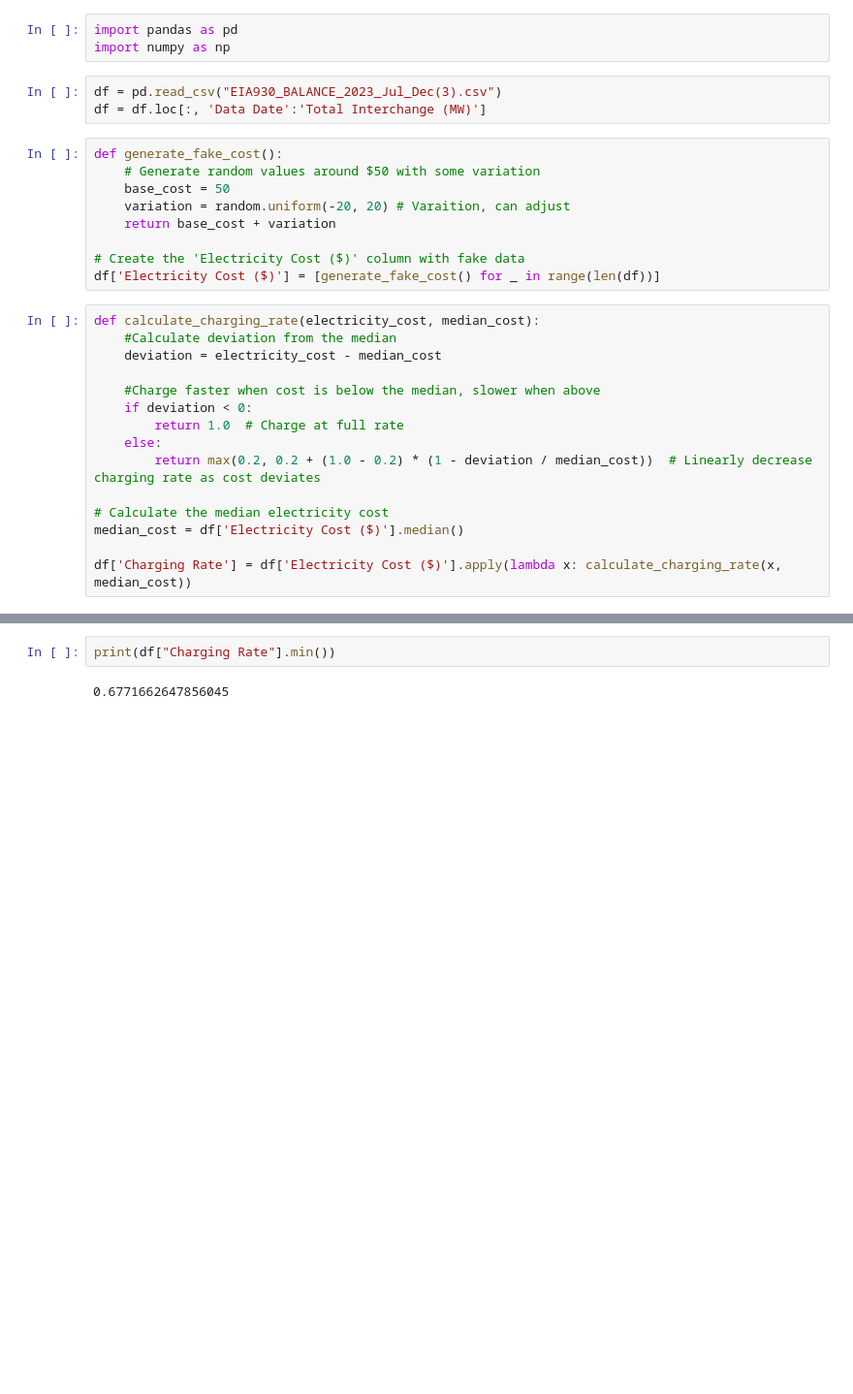
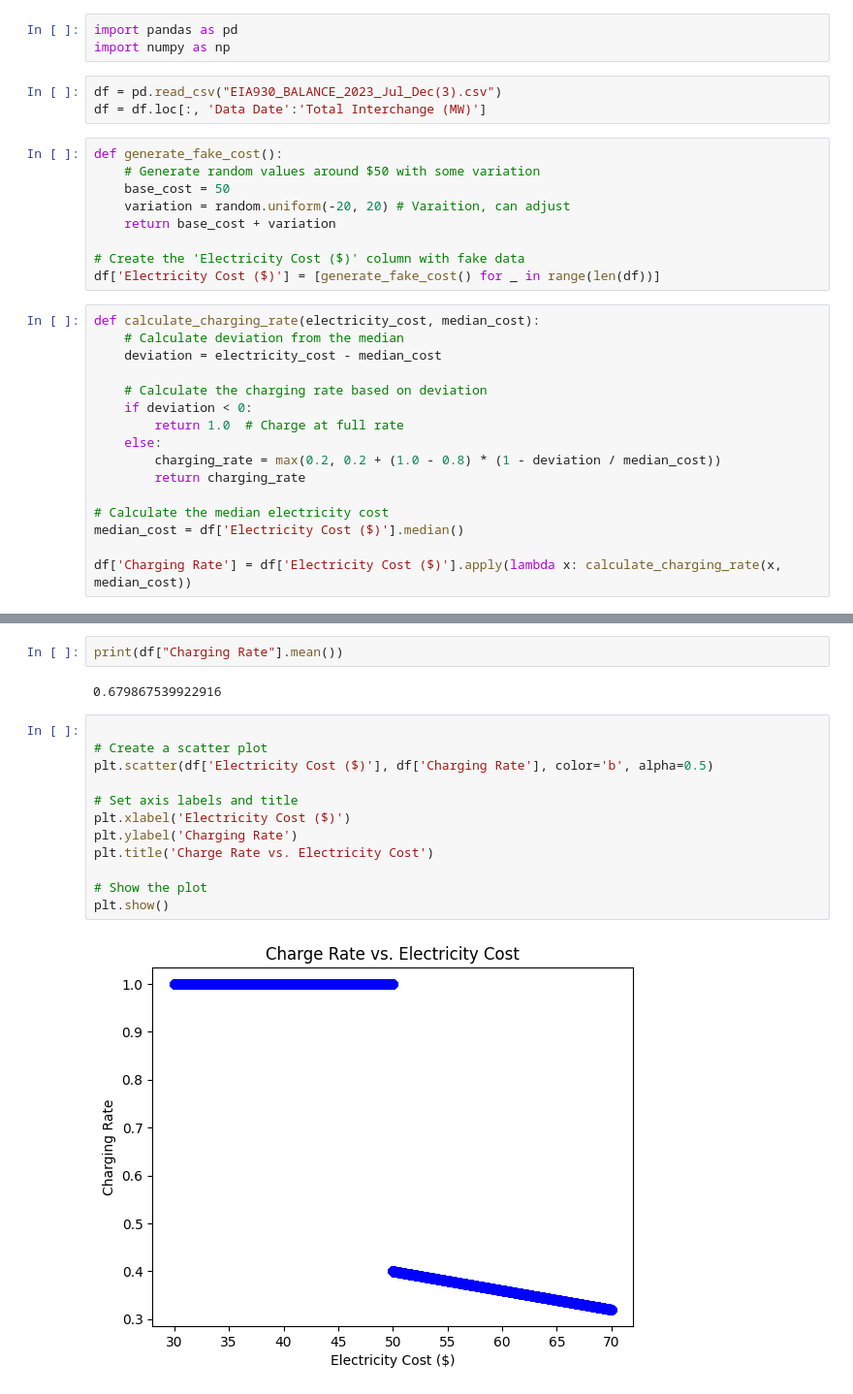
Before and after one commit to SidharthAnand04/cache-energy, a Jupyter notebook: charge_rate_pred.ipynb, the cells around one changed output, grey strips where cells are left out. Shown: that part at 97% size. Saved outputs shown, nothing was run; the diff lists cells and outputs as text; blank space fills up the shorter version.

Commit message:
Added in visualizations and best fit line for electricity vs time sin data

```diff
--- a/charge_rate_pred.ipynb
+++ b/charge_rate_pred.ipynb
@@ -122,14 +107,15 @@ def generate_fake_cost():
 df['Electricity Cost ($)'] = [generate_fake_cost() for _ in range(len(df))]
 # %%
 def calculate_charging_rate(electricity_cost, median_cost):
-    #Calculate deviation from the median
+    # Calculate deviation from the median
     deviation = electricity_cost - median_cost
 
-    #Charge faster when cost is below the median, slower when above
+    # Calculate the charging rate based on deviation
     if deviation < 0:
         return 1.0  # Charge at full rate
     else:
-        return max(0.2, 0.2 + (1.0 - 0.2) * (1 - deviation / median_cost))  # Linearly decrease charging rate as cost deviates
+        charging_rate = max(0.2, 0.2 + (1.0 - 0.8) * (1 - deviation / median_cost))
+        return charging_rate
 
 # Calculate the median electricity cost
 median_cost = df['Electricity Cost ($)'].median()
@@ -145,6 +131,20 @@ df.head()
 | 3 | 07/01/2023 | 4 | 07/01/2023 4:00:00 AM | 07/01/2023 9:00:00 AM | 2,597 | 2,654 | ... |
 | 4 | 07/01/2023 | 5 | 07/01/2023 5:00:00 AM | 07/01/2023 10:00:00 AM | 2,506 | 2,542 | ... |
 # %%
-print(df["Charging Rate"].min())
+print(df["Charging Rate"].mean())
 # %% [output]
-0.6771662647856045
+0.679867539922916
+# %%
+
+# Create a scatter plot
+plt.scatter(df['Electricity Cost ($)'], df['Charging Rate'], color='b', alpha=0.5)
+
+# Set axis labels and title
+plt.xlabel('Electricity Cost ($)')
+plt.ylabel('Charging Rate')
+plt.title('Charge Rate vs. Electricity Cost')
+
+# Show the plot
+plt.show()
+# %% [output]
+[figure, added]
```
Also changed, not shown: parts of 6 cells of this notebook, 7 other files.
